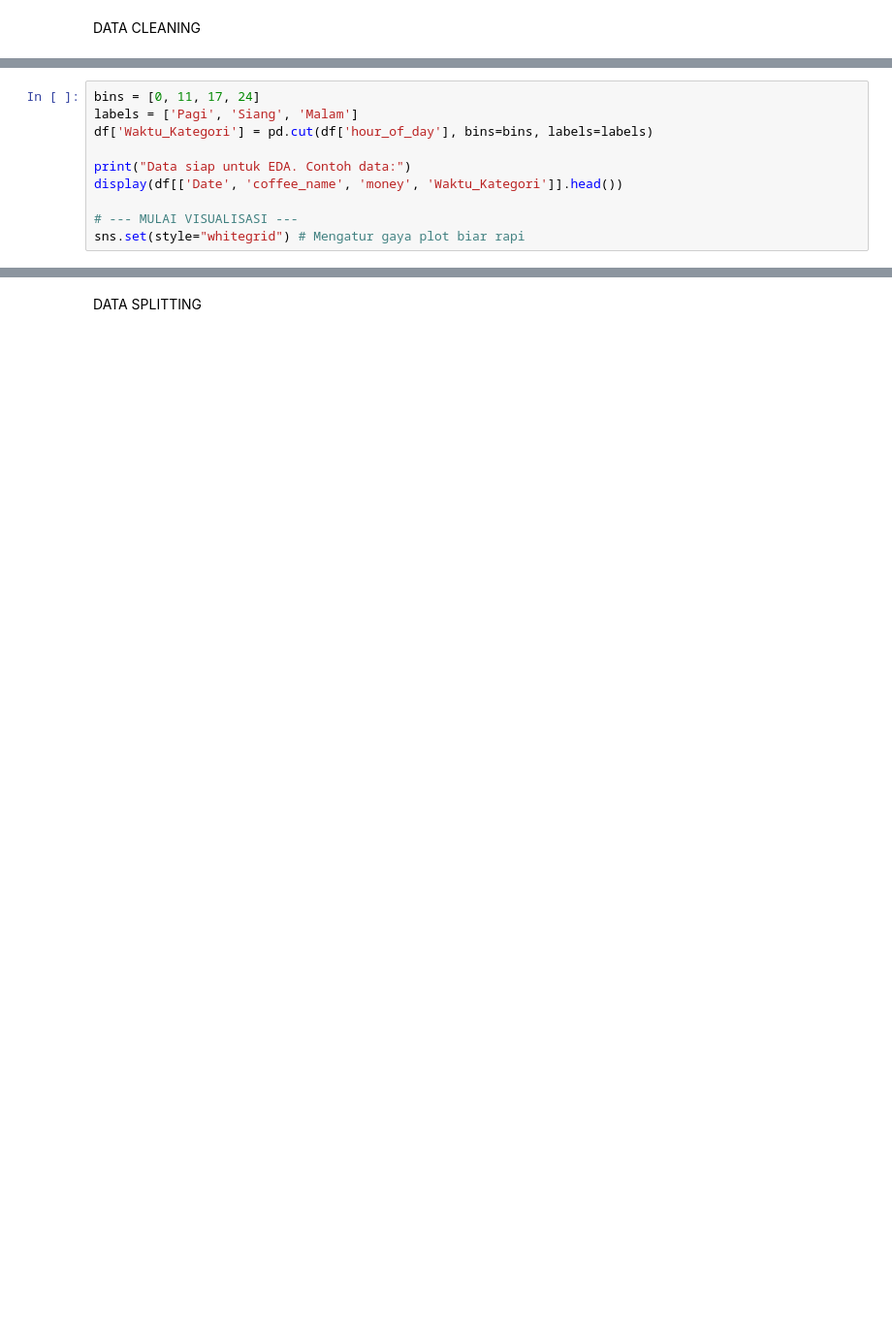
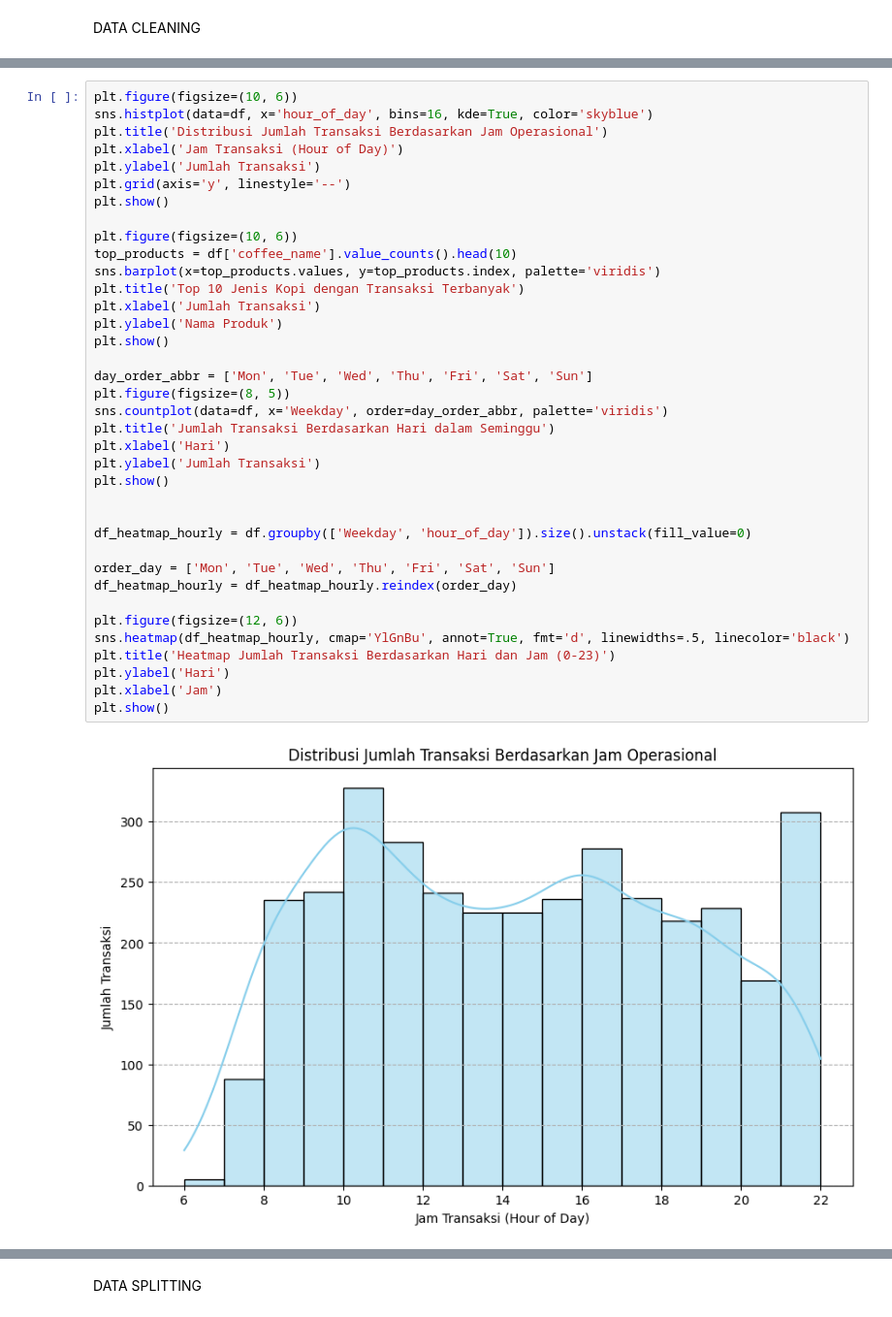
Before and after one commit to ananonano/projectDataScience, a Jupyter notebook: coffee.ipynb, the cells around one changed output, grey strips where cells are left out. Shown at 97% size. Cells and saved outputs as stored; diff of their text form; blank space fills up the shorter version.

```diff
--- a/coffee.ipynb
+++ b/coffee.ipynb
@@ -78,10 +65,0 @@ EDA
-# %%
-bins = [0, 11, 17, 24]
-labels = ['Pagi', 'Siang', 'Malam']
-df['Waktu_Kategori'] = pd.cut(df['hour_of_day'], bins=bins, labels=labels)
-
-print("Data siap untuk EDA. Contoh data:")
-display(df[['Date', 'coffee_name', 'money', 'Waktu_Kategori']].head())
-
-# --- MULAI VISUALISASI ---
-sns.set(style="whitegrid") # Mengatur gaya plot biar rapi
@@ -196,0 +92,39 @@ display(df_model.head())
+# %%
+plt.figure(figsize=(10, 6))
+sns.histplot(data=df, x='hour_of_day', bins=16, kde=True, color='skyblue')
+plt.title('Distribusi Jumlah Transaksi Berdasarkan Jam Operasional')
+plt.xlabel('Jam Transaksi (Hour of Day)')
+plt.ylabel('Jumlah Transaksi')
+plt.grid(axis='y', linestyle='--')
+plt.show()
+
+plt.figure(figsize=(10, 6))
+top_products = df['coffee_name'].value_counts().head(10)
+sns.barplot(x=top_products.values, y=top_products.index, palette='viridis')
+plt.title('Top 10 Jenis Kopi dengan Transaksi Terbanyak')
+plt.xlabel('Jumlah Transaksi')
+plt.ylabel('Nama Produk')
+plt.show()
+
+day_order_abbr = ['Mon', 'Tue', 'Wed', 'Thu', 'Fri', 'Sat', 'Sun']
+plt.figure(figsize=(8, 5))
+sns.countplot(data=df, x='Weekday', order=day_order_abbr, palette='viridis')
+plt.title('Jumlah Transaksi Berdasarkan Hari dalam Seminggu')
+plt.xlabel('Hari')
+plt.ylabel('Jumlah Transaksi')
+plt.show()
+
+
+df_heatmap_hourly = df.groupby(['Weekday', 'hour_of_day']).size().unstack(fill_value=0)
+
+order_day = ['Mon', 'Tue', 'Wed', 'Thu', 'Fri', 'Sat', 'Sun']
+df_heatmap_hourly = df_heatmap_hourly.reindex(order_day)
+
+plt.figure(figsize=(12, 6))
+sns.heatmap(df_heatmap_hourly, cmap='YlGnBu', annot=True, fmt='d', linewidths=.5, linecolor='black')
+plt.title('Heatmap Jumlah Transaksi Berdasarkan Hari dan Jam (0-23)')
+plt.ylabel('Hari')
+plt.xlabel('Jam')
+plt.show()
+# %% [output]
+[figure, added]
```
Also changed, not shown: parts of 44 cells of this notebook, 1 other file.
